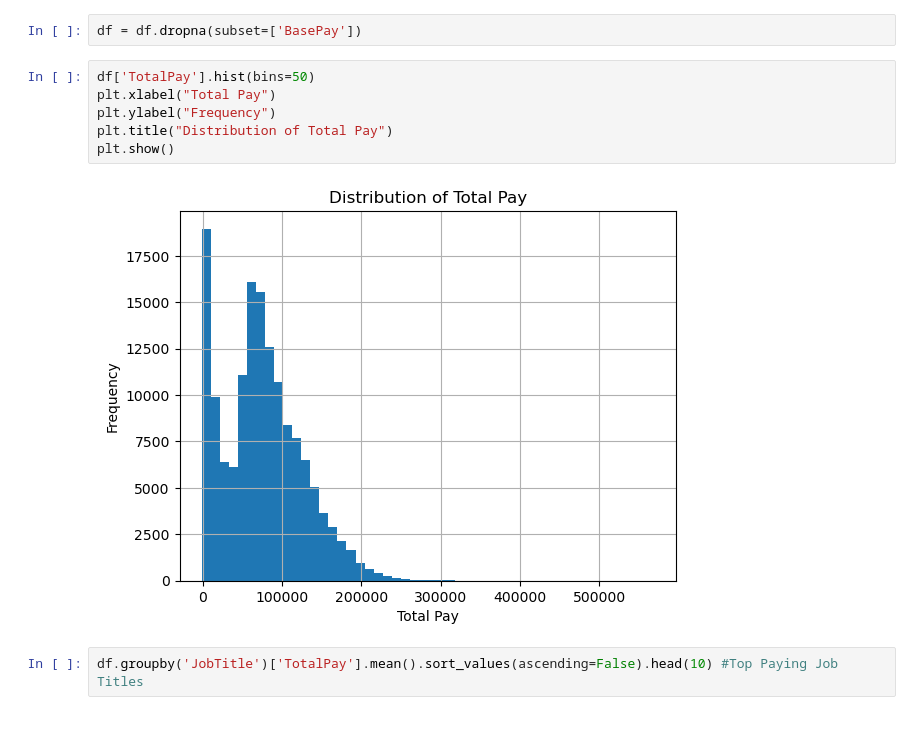
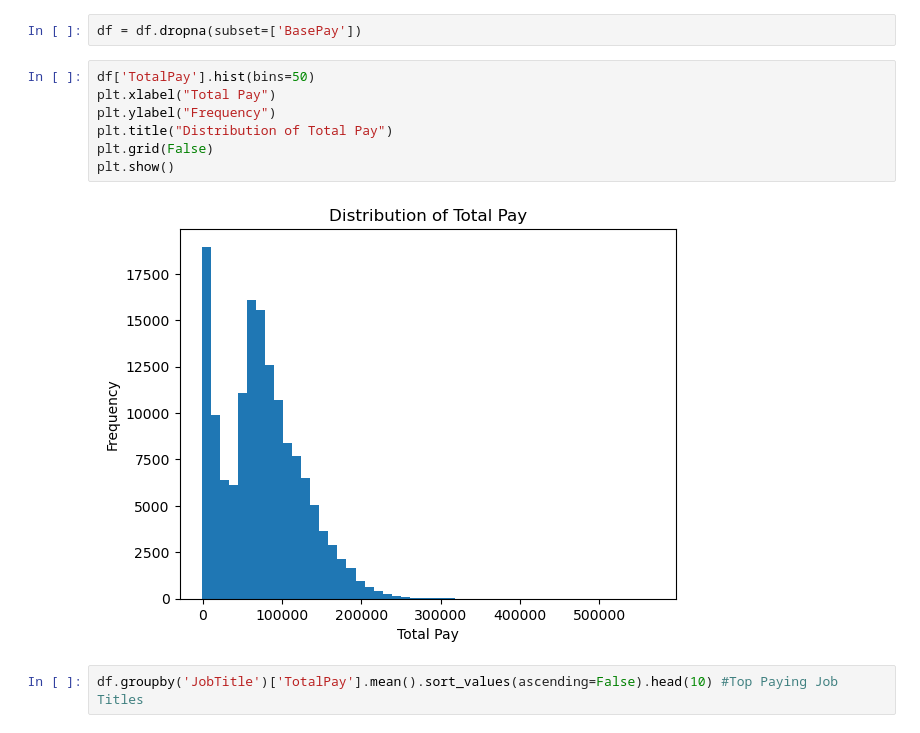
Before and after one commit to boomiikas/San-Francisco-city-employee-salary-Analysis-by-EDA-and-Feature-Engineering, a Jupyter notebook: salary.ipynb, the cells around one changed output. Cells and saved outputs as stored; diff of their text form.

```diff
--- a/salary.ipynb
+++ b/salary.ipynb
@@ -140,11 +140,12 @@ df = df.dropna(subset=['BasePay'])
 # %%
 df['TotalPay'].hist(bins=50)
 plt.xlabel("Total Pay")
 plt.ylabel("Frequency")
 plt.title("Distribution of Total Pay")
+plt.grid(False)
 plt.show()
 # %% [output]
-[figure, old version]
+[figure, new version]
 # %%
 df.groupby('JobTitle')['TotalPay'].mean().sort_values(ascending=False).head(10) #Top Paying Job Titles
 # %% [output]
```
Also changed, not shown: parts of 2 cells of this notebook.
